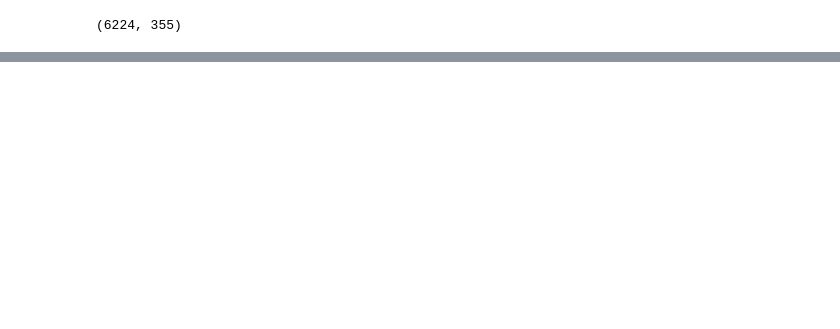
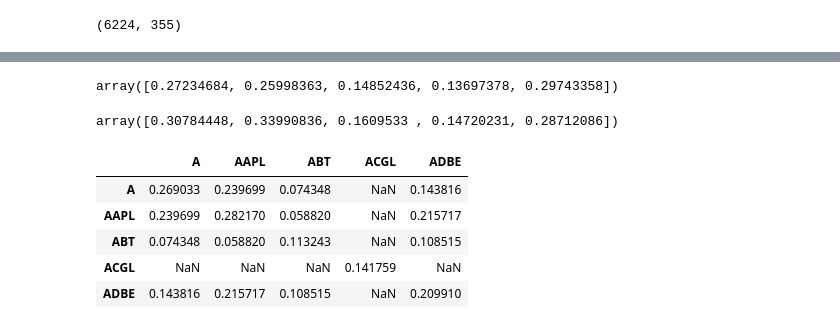
Before and after one commit to jallier7/Covariance-Correlation-Volatility-Forecasting, a Jupyter notebook: Vol_Cor_forecasts.ipynb, the cells around one changed output, grey strips where cells are left out. Saved outputs shown, nothing was run; the diff lists cells and outputs as text; code cells hidden in the pictures; blank space fills up the shorter version.

```diff
--- a/Vol_Cor_forecasts.ipynb
+++ b/Vol_Cor_forecasts.ipynb
@@ -106,3 +383,20 @@ cov
+# %%
+reg_RW_vols(returns.iloc[:,:5], 1000, [1,5,21])
+# %% [output]
+array([0.27234684, 0.25998363, 0.14852436, 0.13697378, 0.29743358])
+# %%
+reg_model_vols(returns.iloc[:,:5],  1000, [1,5,21])
+# %% [output]
+array([0.30784448, 0.33990836, 0.1609533 , 0.14720231, 0.28712086])
+# %%
+np.sqrt(returns.iloc[1000:1005,:5].cov()*250)
+# %% [output]
+|  | A | AAPL | ABT | ACGL | ADBE |
+| A | 0.269033 | 0.239699 | 0.074348 | NaN | 0.143816 |
+| AAPL | 0.239699 | 0.282170 | 0.058820 | NaN | 0.215717 |
+| ABT | 0.074348 | 0.058820 | 0.113243 | NaN | 0.108515 |
+| ACGL | NaN | NaN | NaN | 0.141759 | NaN |
+| ADBE | 0.143816 | 0.215717 | 0.108515 | NaN | 0.209910 |
 # %%
 class Cov_Models:
     def __init__(self, df, annualization):
```
Also changed, not shown: parts of 8 cells of this notebook.
